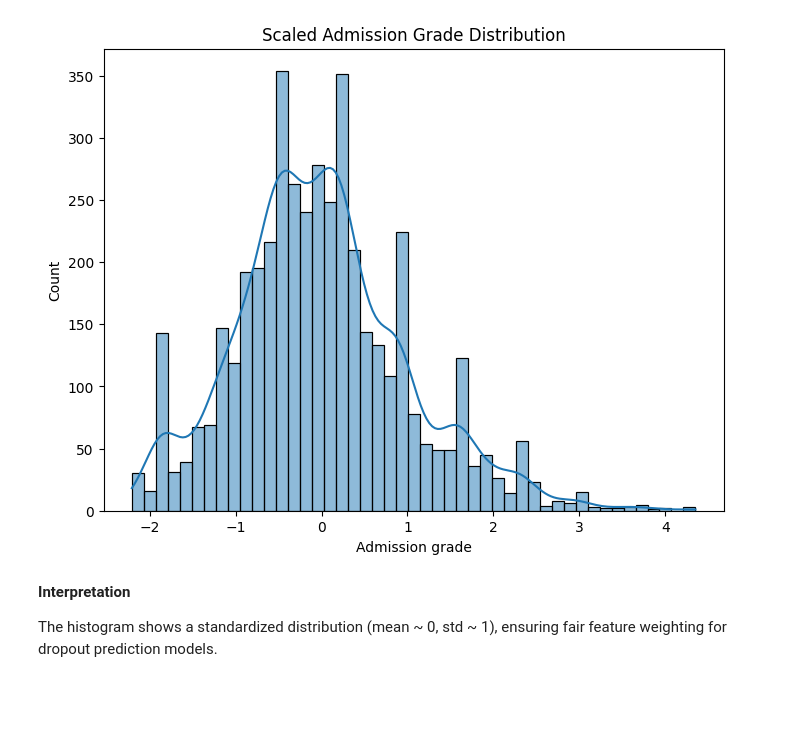
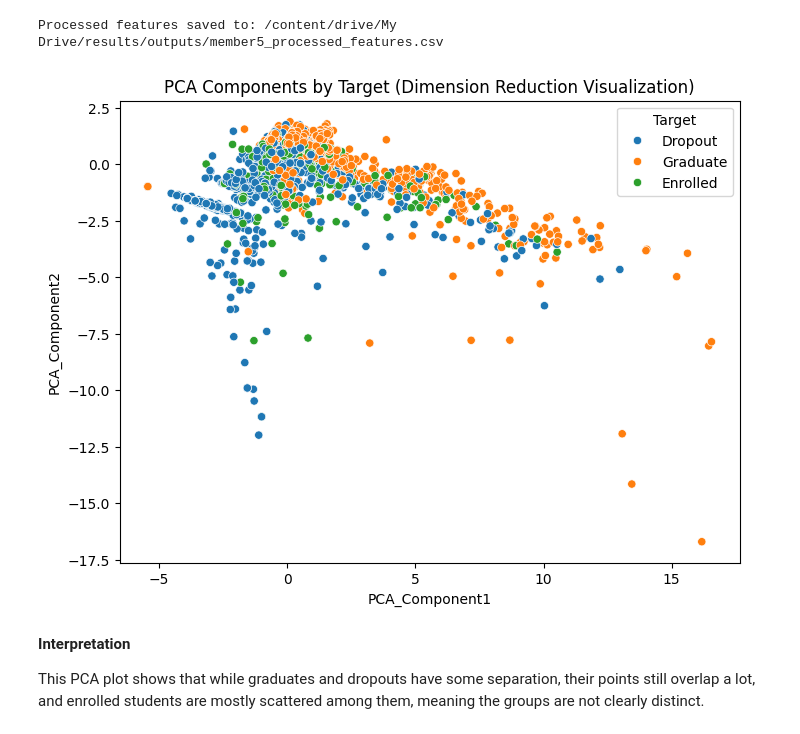
Before and after one commit to Chamidu2k04/6.2_PG119, a Jupyter notebook: notebooks/IT24101966_Feature_Engineering.ipynb, the cells around one changed output. Drawn from its saved outputs; the diff is of its cells as text; code cells hidden in the pictures; blank space fills up the shorter version.

Commit message:
IT24101966_Feature_Engineering

```diff
--- a/notebooks/IT24101966_Feature_Engineering.ipynb
+++ b/notebooks/IT24101966_Feature_Engineering.ipynb
@@ -54,0 +46,28 @@ Name: Admission grade, dtype: float64
+# %%
+# Feature Engineering: Dimension Reduction using PCA on Curricular Units Features
+# Select relevant features for PCA (focusing on curricular units to reduce dimensions)
+curricular_features = [
+    'Curricular units 1st sem (credited)', 'Curricular units 1st sem (enrolled)',
+    'Curricular units 1st sem (evaluations)', 'Curricular units 1st sem (approved)',
+    'Curricular units 1st sem (grade)', 'Curricular units 1st sem (without evaluations)',
+    'Curricular units 2nd sem (credited)', 'Curricular units 2nd sem (enrolled)',
+    'Curricular units 2nd sem (evaluations)', 'Curricular units 2nd sem (approved)',
+    'Curricular units 2nd sem (grade)', 'Curricular units 2nd sem (without evaluations)'
+]
+
+X = df[curricular_features]
+# %%
+# Standardize the data
+scaler = StandardScaler()
+X_scaled = scaler.fit_transform(X)
+# %%
+# Apply PCA to reduce to 2 components for visualization and efficiency
+pca = PCA(n_components=2)
+X_pca = pca.fit_transform(X_scaled)
+# %%
+# Add PCA components back to dataframe
+df['PCA_Component1'] = X_pca[:, 0]
+df['PCA_Component2'] = X_pca[:, 1]
+
+print("\nPCA Explained Variance Ratio:", pca.explained_variance_ratio_)
+print("PCA Components Sample:\n", df[['PCA_Component1', 'PCA_Component2']].head())
@@ -55,13 +83,22 @@ Name: Admission grade, dtype: float64
+# %%
+# Save the processed dataset (for group pipeline integration)
+processed_path = results_path + 'outputs/member5_processed_features.csv'
+# Create the directory if it doesn't exist
+os.makedirs(os.path.dirname(processed_path), exist_ok=True)
+df.to_csv(processed_path, index=False)
+print(f"Processed features saved to: {processed_path}")
+# %% [output]
+Processed features saved to: /content/drive/My Drive/results/outputs/member5_processed_features.csv
 # %%
-# EDA Visualization: Histogram
+# EDA Visualization: Scatterplot of PCA Components colored by Target
 plt.figure(figsize=(8, 6))
-sns.histplot(df['Admission grade'], kde=True)
-plt.title("Scaled Admission Grade Distribution")
-plt.savefig(eda_vis_path + 'member4_admission_hist.png')
+sns.scatterplot(x='PCA_Component1', y='PCA_Component2', hue='Target', data=df)
+plt.title("PCA Components by Target (Dimension Reduction Visualization)")
+plt.savefig(eda_vis_path + 'member5_pca_scatterplot.png')
 plt.show()
 # %% [output]
-[figure, old version]
+[figure, new version]
-# %% [markdown]
-**Interpretation**
-
-The histogram shows a standardized distribution (mean ~ 0, std ~ 1), ensuring fair feature weighting for dropout prediction models.
+# %% [markdown]
+**Interpretation**
+
+This PCA plot shows that while graduates and dropouts have some separation, their points still overlap a lot, and enrolled students are mostly scattered among them, meaning the groups are not clearly distinct.
```
Also changed, not shown: parts of 6 cells of this notebook.
